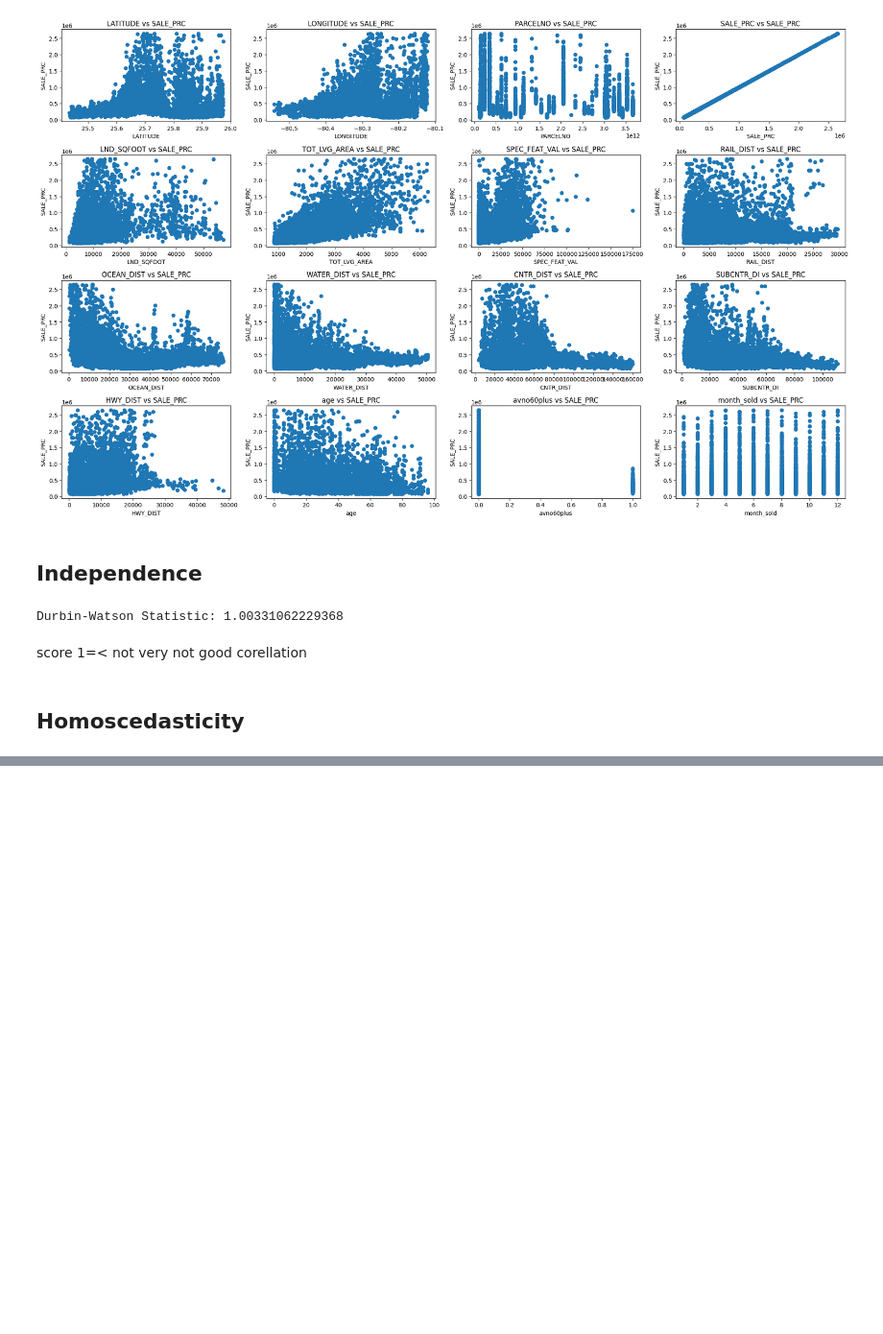
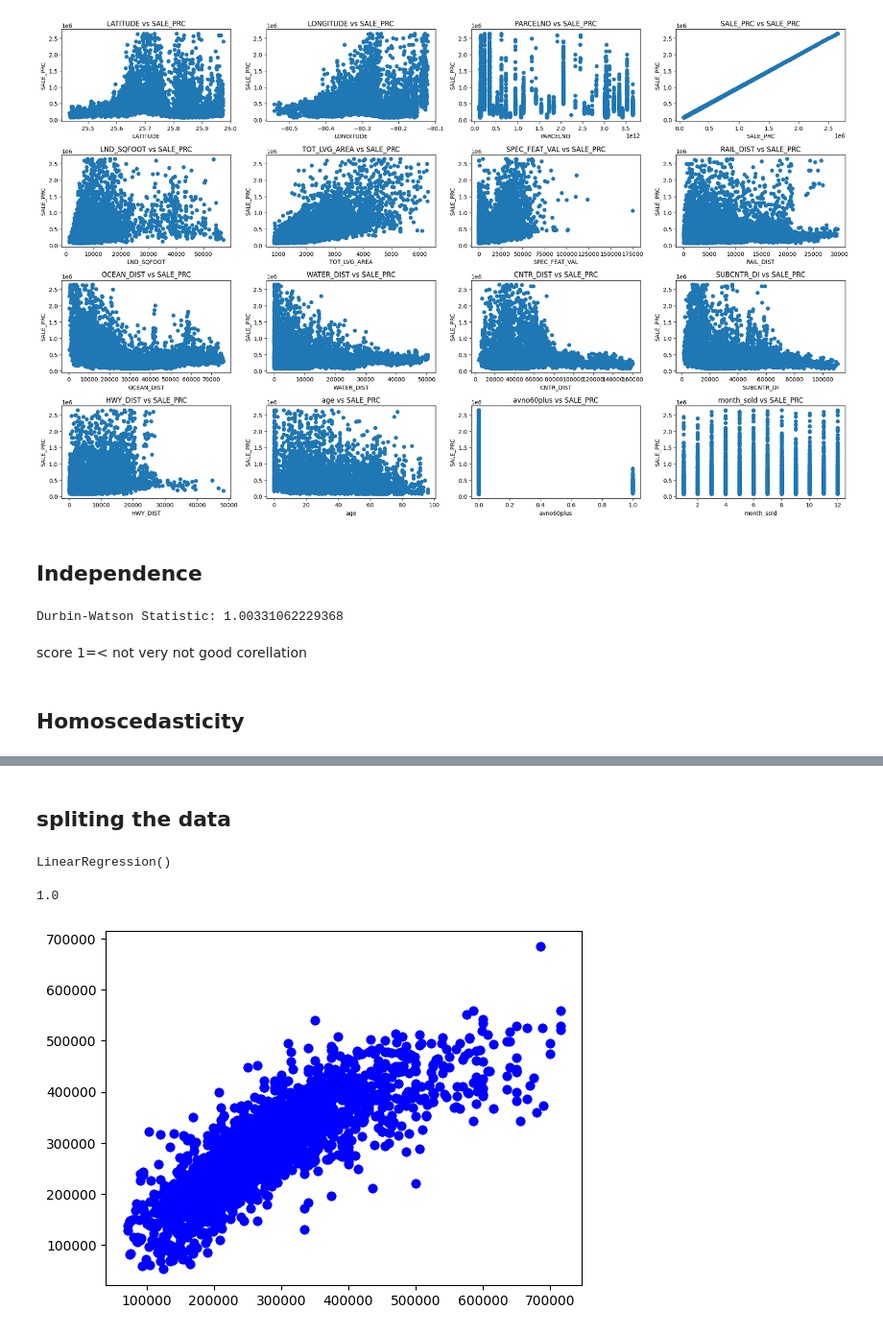
Before and after one commit to rishv1912/Miami-House-Price-Prediction, a Jupyter notebook: miami-housing-price-prediction.ipynb, the cells around one changed output, grey strips where cells are left out. Shown at 96% size. Drawn from its saved outputs; the diff is of its cells as text; code cells hidden in the pictures; blank space fills up the shorter version.

```diff
--- a/miami-housing-price-prediction.ipynb
+++ b/miami-housing-price-prediction.ipynb
@@ -306,0 +378,26 @@ new_df_without_outlier.to_csv('data/filtered_data.csv')
+# %% [markdown]
+## spliting the data
+# %%
+X = new_df.drop('SALE_PRC',axis=1)
+y = new_df['SALE_PRC']
+# %%
+X_train,X_test,y_train,y_test = train_test_split(X,y,random_state=0,test_size =0.2)
+# %%
+from sklearn.linear_model import LinearRegression
+
+model = LinearRegression()
+
+model.fit(X_train,y_train)
+# %% [output]
+LinearRegression()
+# %%
+prediction = model.predict(X_test)
+# %%
+model.score()
+# %% [output]
+1.0
+# %%
+plt.scatter(y_test,prediction,color='blue', label='Original Data')
+plt.show()
+# %% [output]
+[figure, added]
```
Also changed, not shown: parts of 7 cells of this notebook, 1 other file.
